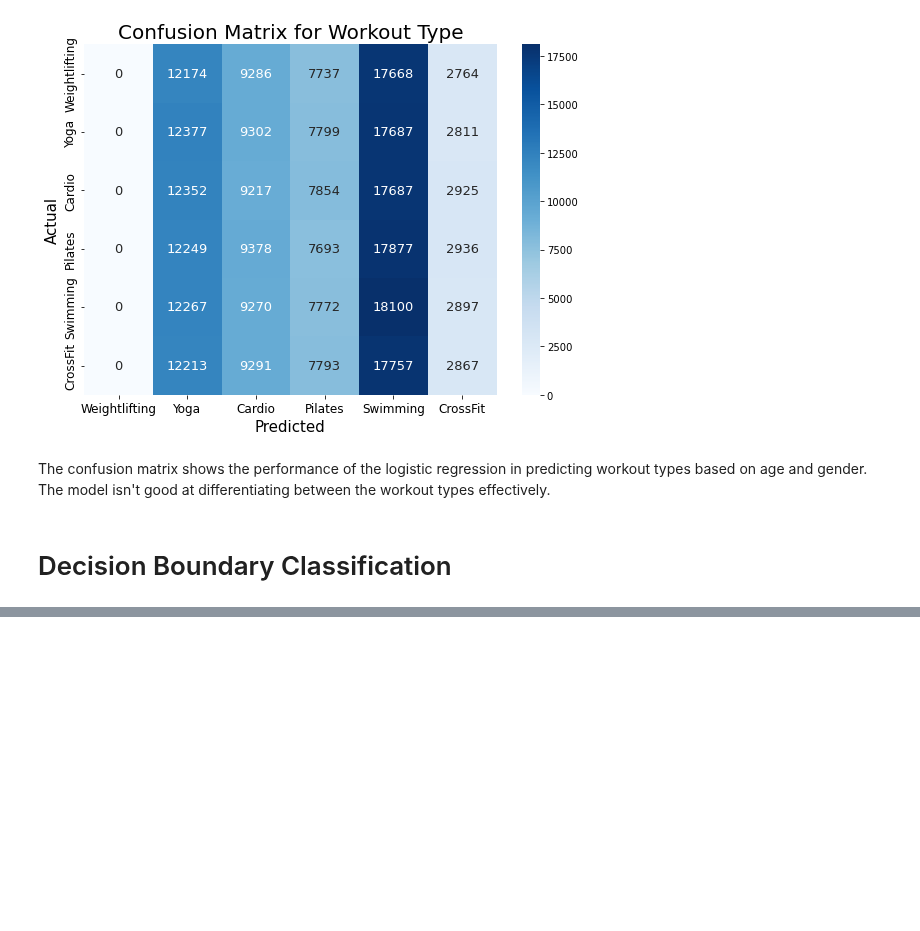
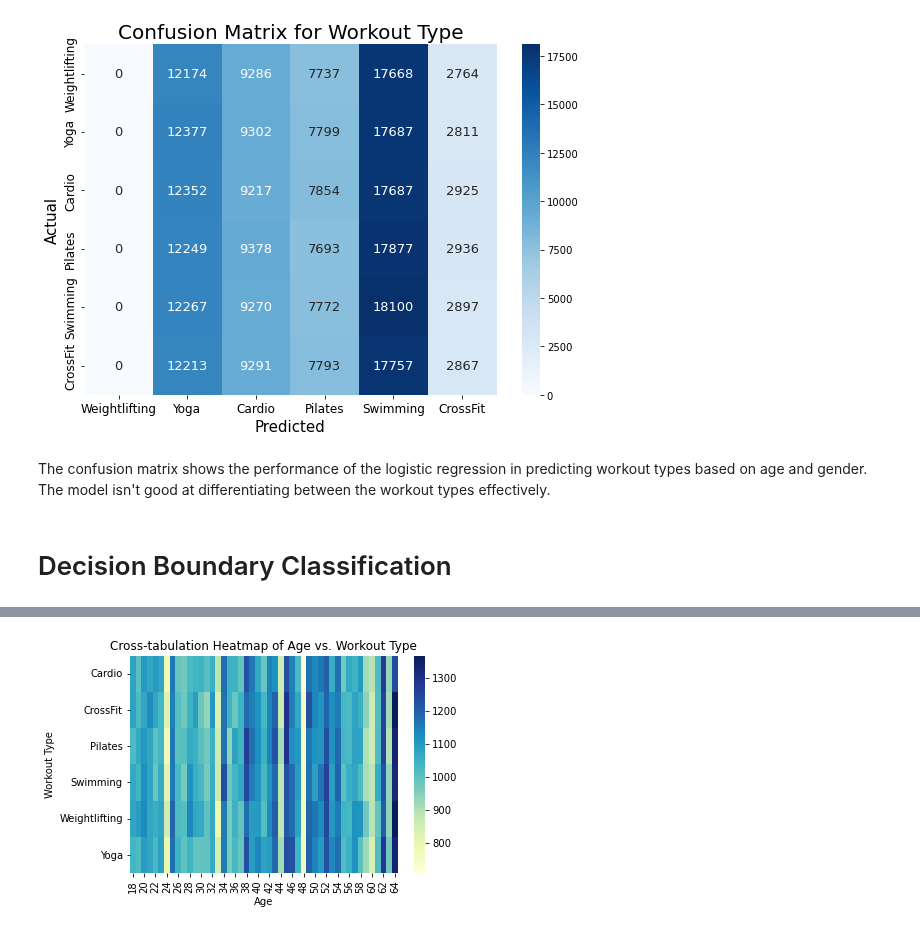
Before and after one commit to emmaqingjie/final_project_data_science, a Jupyter notebook: scripts/classification_workouttypes.ipynb, the cells around one changed output, grey strips where cells are left out. Cells and saved outputs as stored; diff of their text form; code cells hidden in the pictures; blank space fills up the shorter version.

Commit message:
Performed a quick cross-tabulation to compare categorical variables

```diff
--- a/scripts/classification_workouttypes.ipynb
+++ b/scripts/classification_workouttypes.ipynb
@@ -241,0 +244,10 @@ E.g. a teen female is categorized into the pilates category, while an adult male
+# %%
+cross_tab = pd.crosstab(workout_data['workout_type'], workout_data['age'])
+
+sns.heatmap(cross_tab, annot=False, cmap='YlGnBu')
+plt.title('Cross-tabulation Heatmap of Age vs. Workout Type')
+plt.xlabel('Age')
+plt.ylabel('Workout Type')
+plt.savefig('../data/plots/cross_tabulation.pdf')
+# %% [output]
+[figure, added]
```
Also changed, not shown: parts of 2 cells of this notebook, 1 other file.
